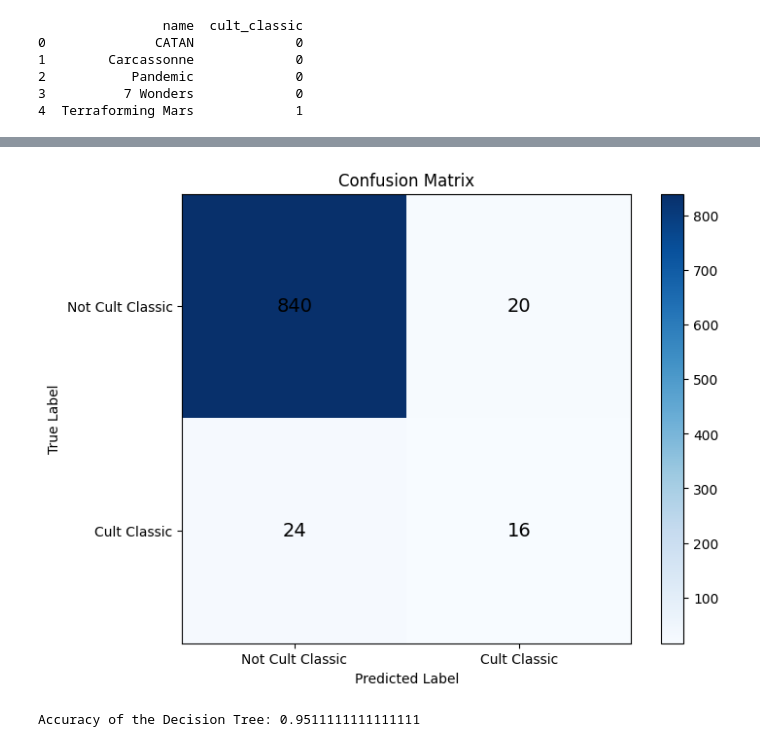
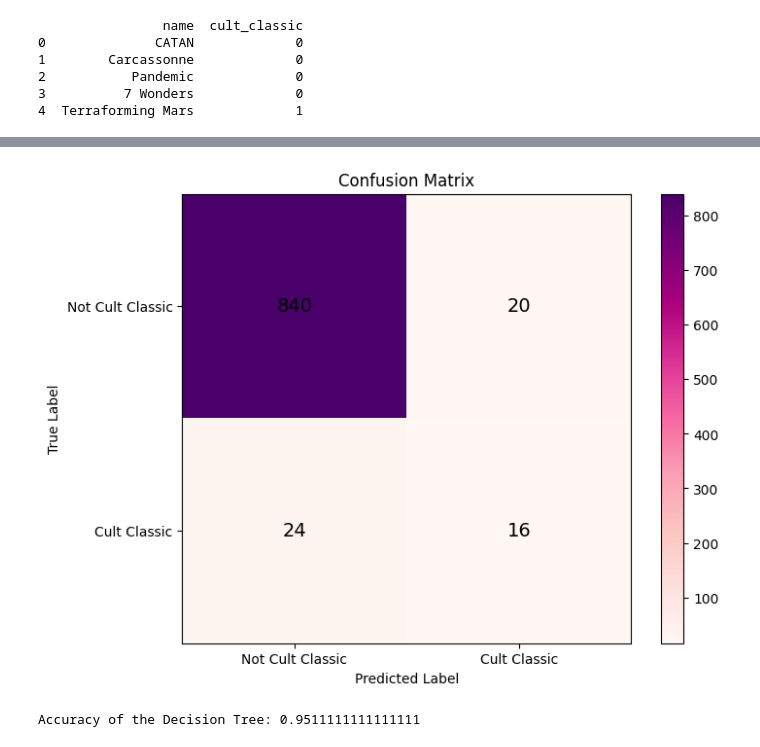
Before and after one commit to KenzieHensel/Project, a Jupyter notebook: Module_3/Decision_Trees.ipynb, the cells around one changed output, grey strips where cells are left out. Drawn from its saved outputs; the diff is of its cells as text; code cells hidden in the pictures.

```diff
--- a/Module_3/Decision_Trees.ipynb
+++ b/Module_3/Decision_Trees.ipynb
@@ -65,24 +79,24 @@ Confusion Matrix:
 # %%
 # Plotting the confusion matrix
 plt.figure(figsize=(8, 6))
-plt.imshow(conf_matrix, cmap='Blues', interpolation='nearest')
+plt.imshow(conf_matrix, cmap='RdPu', interpolation='nearest')
 plt.title('Confusion Matrix')
 plt.colorbar()
 tick_marks = np.arange(2)
 plt.xticks(tick_marks, ['Not Cult Classic', 'Cult Classic'])
 plt.yticks(tick_marks, ['Not Cult Classic', 'Cult Classic'])
 plt.xlabel('Predicted Label')
 plt.ylabel('True Label')
 
 # Annotating the confusion matrix with values
 for i in range(2):
     for j in range(2):
         plt.text(j, i, str(conf_matrix[i, j]), horizontalalignment='center', verticalalignment='center', fontsize=14)
-
+plt.savefig('confusion_matrix.png')
 plt.show()
 
 # Print the accuracy
 print("Accuracy of the Decision Tree:", accuracy)
 # %% [output]
-[figure, old version]
+[figure, new version]
 Accuracy of the Decision Tree: 0.9511111111111111
```
Also changed, not shown: parts of 9 cells of this notebook, 13 other files.
